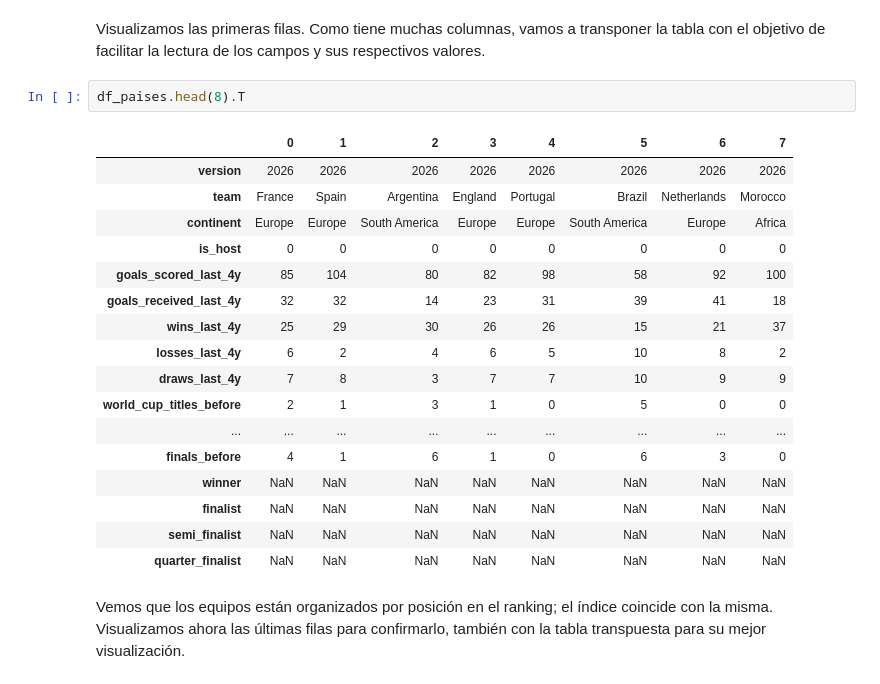
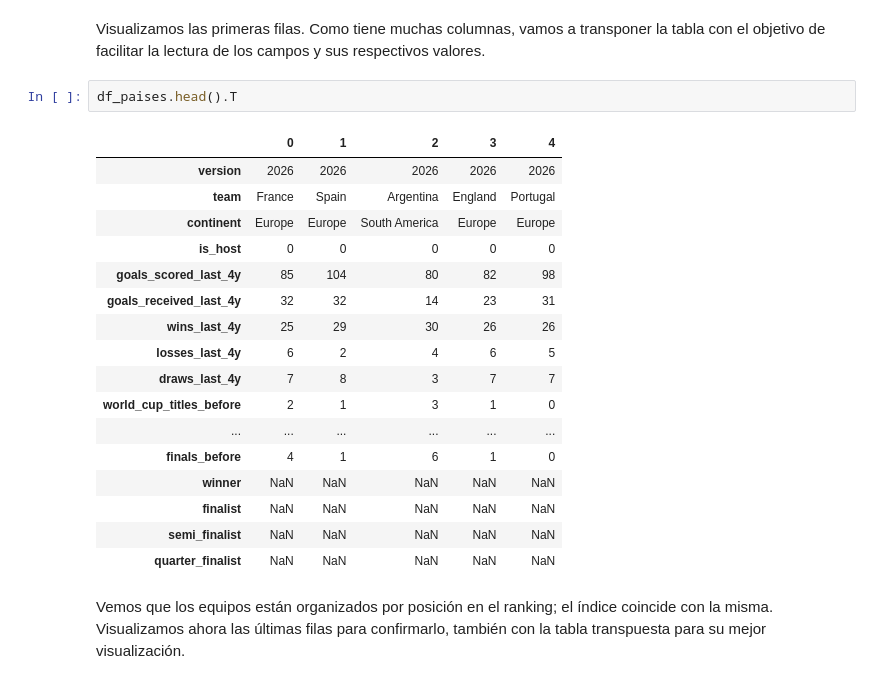
Before and after one commit to gleo1973/tp-laboratorio-mcag-1c2026, a Jupyter notebook: Laboratorio_TP_2026.ipynb, the cells around one changed output. Cells and saved outputs as stored; diff of their text form.

```diff
--- a/Laboratorio_TP_2026.ipynb
+++ b/Laboratorio_TP_2026.ipynb
@@ -63,25 +63,25 @@ Index(['version', 'team', 'continent', 'is_host', 'goals_scored_last_4y',
 # %% [markdown]
 Visualizamos las primeras filas. Como tiene muchas columnas, vamos a transponer la tabla con el objetivo de facilitar la lectura de los campos y sus respectivos valores.
 # %%
-df_paises.head(8).T
+df_paises.head().T
 # %% [output]
-|  | 0 | 1 | 2 | 3 | 4 | 5 | 6 | 7 |
-| version | 2026 | 2026 | 2026 | 2026 | 2026 | 2026 | 2026 | 2026 |
-| team | France | Spain | Argentina | England | Portugal | Brazil | Netherlands | Morocco |
-| continent | Europe | Europe | South America | Europe | Europe | South America | Europe | Africa |
-| is_host | 0 | 0 | 0 | 0 | 0 | 0 | 0 | 0 |
-| goals_scored_last_4y | 85 | 104 | 80 | 82 | 98 | 58 | 92 | 100 |
-| goals_received_last_4y | 32 | 32 | 14 | 23 | 31 | 39 | 41 | 18 |
-| wins_last_4y | 25 | 29 | 30 | 26 | 26 | 15 | 21 | 37 |
-| losses_last_4y | 6 | 2 | 4 | 6 | 5 | 10 | 8 | 2 |
-| draws_last_4y | 7 | 8 | 3 | 7 | 7 | 10 | 9 | 9 |
-| world_cup_titles_before | 2 | 1 | 3 | 1 | 0 | 5 | 0 | 0 |
-| ... | ... | ... | ... | ... | ... | ... | ... | ... |
-| finals_before | 4 | 1 | 6 | 1 | 0 | 6 | 3 | 0 |
-| winner | NaN | NaN | NaN | NaN | NaN | NaN | NaN | NaN |
-| finalist | NaN | NaN | NaN | NaN | NaN | NaN | NaN | NaN |
-| semi_finalist | NaN | NaN | NaN | NaN | NaN | NaN | NaN | NaN |
-| quarter_finalist | NaN | NaN | NaN | NaN | NaN | NaN | NaN | NaN |
+|  | 0 | 1 | 2 | 3 | 4 |
+| version | 2026 | 2026 | 2026 | 2026 | 2026 |
+| team | France | Spain | Argentina | England | Portugal |
+| continent | Europe | Europe | South America | Europe | Europe |
+| is_host | 0 | 0 | 0 | 0 | 0 |
+| goals_scored_last_4y | 85 | 104 | 80 | 82 | 98 |
+| goals_received_last_4y | 32 | 32 | 14 | 23 | 31 |
+| wins_last_4y | 25 | 29 | 30 | 26 | 26 |
+| losses_last_4y | 6 | 2 | 4 | 6 | 5 |
+| draws_last_4y | 7 | 8 | 3 | 7 | 7 |
+| world_cup_titles_before | 2 | 1 | 3 | 1 | 0 |
+| ... | ... | ... | ... | ... | ... |
+| finals_before | 4 | 1 | 6 | 1 | 0 |
+| winner | NaN | NaN | NaN | NaN | NaN |
+| finalist | NaN | NaN | NaN | NaN | NaN |
+| semi_finalist | NaN | NaN | NaN | NaN | NaN |
+| quarter_finalist | NaN | NaN | NaN | NaN | NaN |
 # %% [markdown]
 Vemos que los equipos están organizados por posición en el ranking; el índice coincide con la misma. Visualizamos ahora las últimas filas para confirmarlo, también con la tabla transpuesta para su mejor visualización.
 # %%
```
Also changed, not shown: parts of 25 cells of this notebook, 4 other files.
